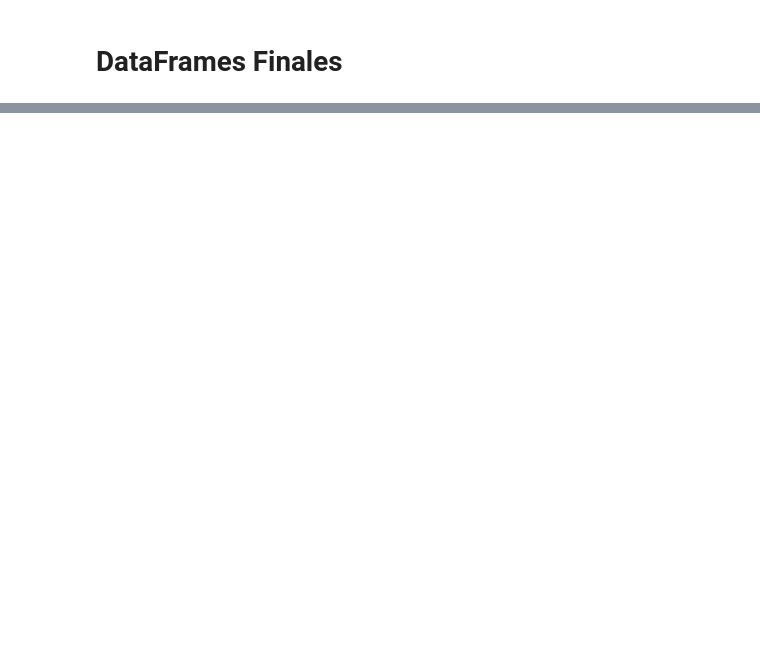
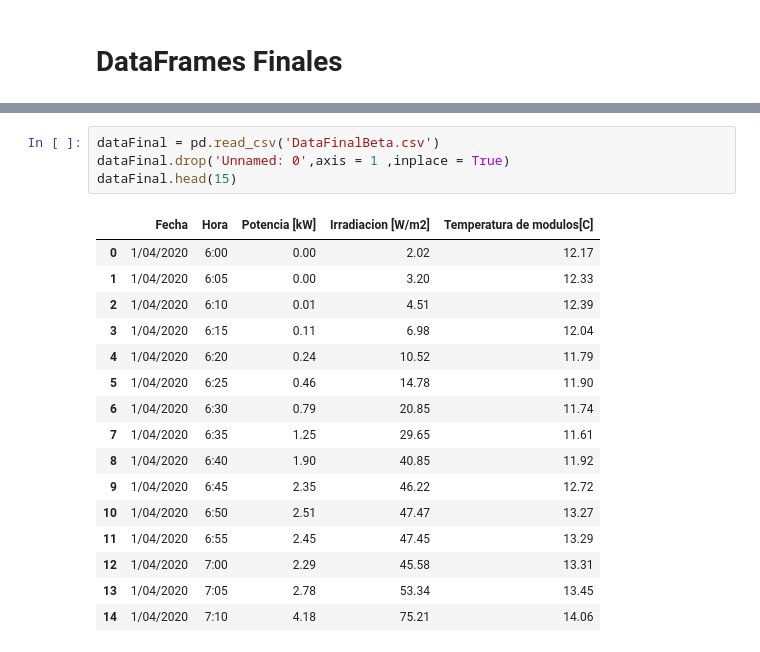
Before and after one commit to only-Robin/Proyecto-Electronica, a Jupyter notebook: DATOS SOLAR/Pre procesados/Clasificación de datos.ipynb, the cells around one changed output, grey strips where cells are left out. Drawn from its saved outputs; the diff is of its cells as text; blank space fills up the shorter version.

```diff
--- a/DATOS SOLAR/Pre procesados/Clasificación de datos.ipynb
+++ b/DATOS SOLAR/Pre procesados/Clasificación de datos.ipynb
@@ -308,0 +381,21 @@ Text(0, 0.5, 'Frecuencia')
+# %%
+dataFinal = pd.read_csv('DataFinalBeta.csv')
+dataFinal.drop('Unnamed: 0',axis = 1 ,inplace = True)
+dataFinal.head(15)
+# %% [output]
+|  | Fecha | Hora | Potencia [kW] | Irradiacion [W/m2] | Temperatura de modulos[C] |
+| 0 | 1/04/2020 | 6:00 | 0.00 | 2.02 | 12.17 |
+| 1 | 1/04/2020 | 6:05 | 0.00 | 3.20 | 12.33 |
+| 2 | 1/04/2020 | 6:10 | 0.01 | 4.51 | 12.39 |
+| 3 | 1/04/2020 | 6:15 | 0.11 | 6.98 | 12.04 |
+| 4 | 1/04/2020 | 6:20 | 0.24 | 10.52 | 11.79 |
+| 5 | 1/04/2020 | 6:25 | 0.46 | 14.78 | 11.90 |
+| 6 | 1/04/2020 | 6:30 | 0.79 | 20.85 | 11.74 |
+| 7 | 1/04/2020 | 6:35 | 1.25 | 29.65 | 11.61 |
+| 8 | 1/04/2020 | 6:40 | 1.90 | 40.85 | 11.92 |
+| 9 | 1/04/2020 | 6:45 | 2.35 | 46.22 | 12.72 |
+| 10 | 1/04/2020 | 6:50 | 2.51 | 47.47 | 13.27 |
+| 11 | 1/04/2020 | 6:55 | 2.45 | 47.45 | 13.29 |
+| 12 | 1/04/2020 | 7:00 | 2.29 | 45.58 | 13.31 |
+| 13 | 1/04/2020 | 7:05 | 2.78 | 53.34 | 13.45 |
+| 14 | 1/04/2020 | 7:10 | 4.18 | 75.21 | 14.06 |
```
Also changed, not shown: parts of 10 cells of this notebook, 1 other file.
